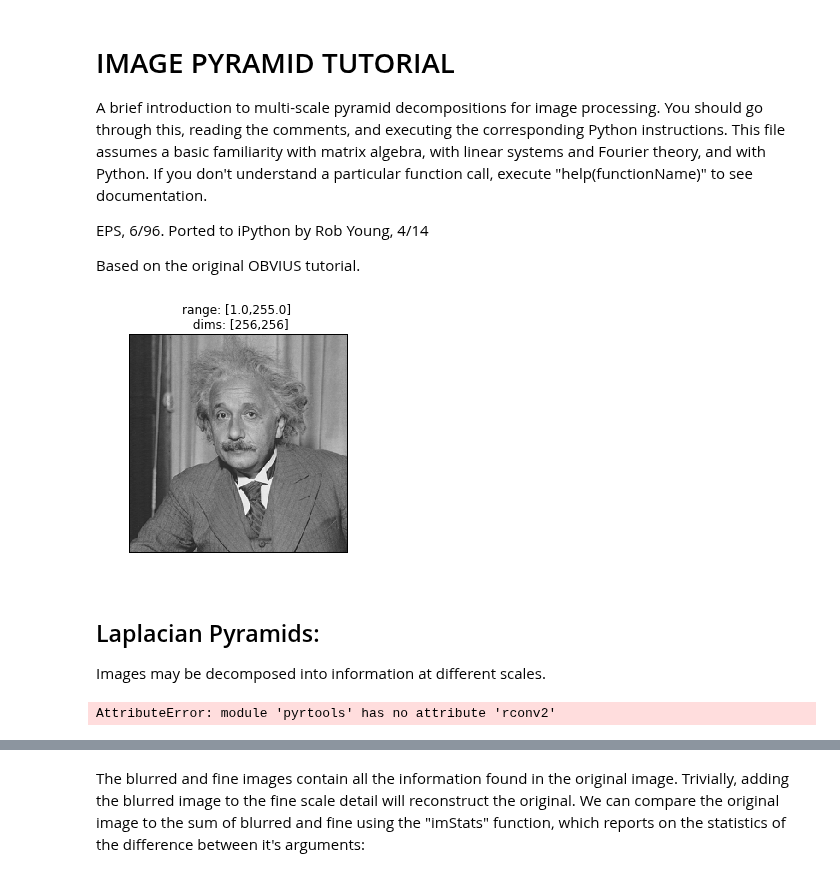
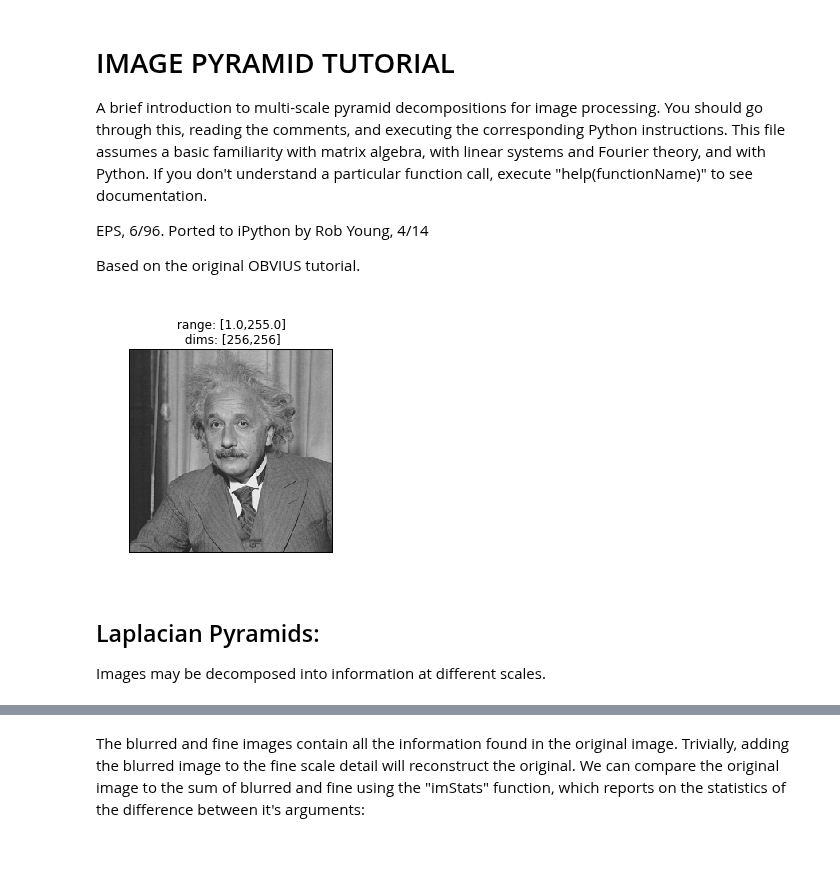
Before and after one commit to LabForComputationalVision/pyrtools, a Jupyter notebook: TUTORIALS/pyramids.ipynb, the cells around one changed output, grey strips where cells are left out. Cells and saved outputs as stored; diff of their text form; code cells hidden in the pictures.

Commit message:
- output of synthetic images matches matlab - updated tuto - added back old conv functions

```diff
--- a/TUTORIALS/pyramids.ipynb
+++ b/TUTORIALS/pyramids.ipynb
@@ -44,18 +30,20 @@ def showImg( img ):
-# %%
-showImg(im)
-# %% [output]
-[figure, removed]
+# %%
+im = plt.imread('../pyrtools/data/einsteinCorrect.pgm')
+ppt.showIm(im)
+# %% [output]
+[figure, added]
 # %% [markdown]
 ## Laplacian Pyramids:
 Images may be decomposed into information at different scales.
 # %%
 # Blurring eliminates the fine scales (detail):
-binom5 = ppt.binomialFilter(5)
+k = 5
+binom5 = ppt.binomialFilter(k)
 lo_filt = binom5*binom5.T
-blurred = ppt.rconv2(im, lo_filt)
-showIm(blurred)
+# TODO
+# blurred = ppt.rconv2(im, lo_filt)
+blurred = ppt.corrDn(im, lo_filt[k:-1:1,k:-1:1],'reflect1',[2, 2])
+ppt.showIm(blurred)
-# %% [output]
-AttributeError: module 'pyrtools' has no attribute 'rconv2'
 # %%
 # subtracting the blurred image from the original leaves ONLY the fine scale detail:
 fine0 = im - blurred
```
Also changed, not shown: parts of 3 cells of this notebook, 4 other files.
